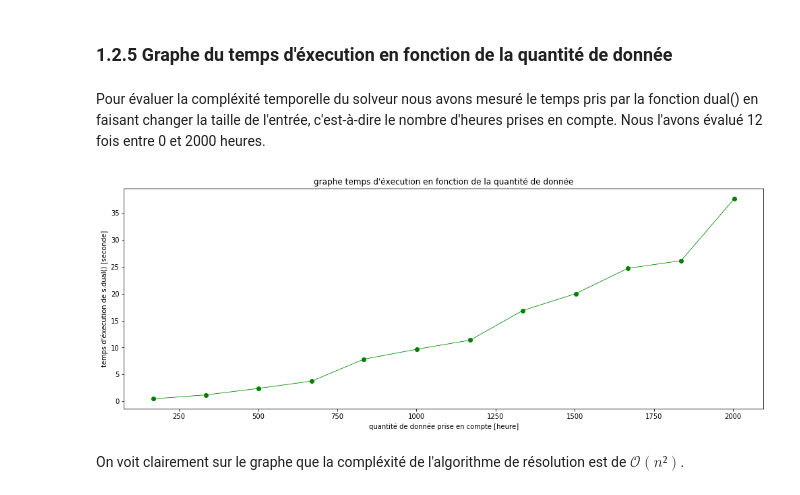
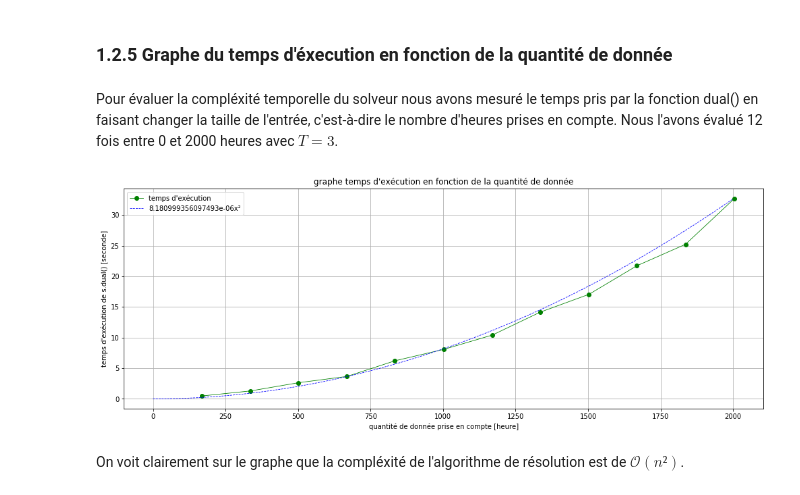
Before and after one commit to Zepp176/Projet_optimisation, a Jupyter notebook: Rapport-propre.ipynb, the cells around one changed output. Cells and saved outputs as stored; diff of their text form; code cells hidden in the pictures.

Commit message:
ajout prediciton temps d'execution

```diff
--- a/Rapport-propre.ipynb
+++ b/Rapport-propre.ipynb
@@ -343,7 +343,7 @@ plt.show()
 # %% [markdown]
 ### 1.2.5 Graphe du temps d'éxecution en fonction de la quantité de donnée
 # %% [markdown]
-Pour évaluer la compléxité temporelle du solveur nous avons mesuré le temps pris par la fonction dual() en faisant changer la taille de l'entrée, c'est-à-dire le nombre d'heures prises en compte. Nous l'avons évalué 12 fois entre 0 et 2000 heures.
+Pour évaluer la compléxité temporelle du solveur nous avons mesuré le temps pris par la fonction dual() en faisant changer la taille de l'entrée, c'est-à-dire le nombre d'heures prises en compte. Nous l'avons évalué 12 fois entre 0 et 2000 heures avec $T = 3$.
 # %%
 N = 2001
 T = 3
@@ -363,21 +363,21 @@ for i in range(len(N_vector)): # vérifie que chaque N soit divisible par 3
 
 for N_ in N_vector:
     temps_exec.append(resolution(N_, T, P, d, k, verbose=False)[1])
-
-
-x_comp = np.linspace(0, 2000, 50)
-y_comp = 9.5e-6*x_comp*x_comp
-
-
-plt.figure(figsize=(17,6))
-plt.plot(N_vector, temps_exec, '-og', linewidth=0.8)
-plt.plot(x_comp, y_comp, '--b', linewidth=0.8)
-plt.xlabel('quantité de donnée prise en compte [heure]')
-plt.ylabel('temps d\'éxecution de s.dual() [seconde]')
-plt.title('graphe temps d\'éxecution en fonction de la quantité de donnée')
-plt.grid()
-plt.show()
-# %% [output]
-[figure, removed]
+# %%
+x_comp = np.linspace(0, 2000, 50)
+y_comp = (temps_exec[-1]/2001**2)*x_comp*x_comp
+
+
+plt.figure(figsize=(17,6))
+plt.plot(N_vector, temps_exec, '-og', linewidth=0.8)
+plt.plot(x_comp, y_comp, '--b', linewidth=0.8)
+plt.xlabel('quantité de donnée prise en compte [heure]')
+plt.ylabel('temps d\'exécution de s.dual() [seconde]')
+plt.title('graphe temps d\'exécution en fonction de la quantité de donnée')
+plt.grid()
+plt.legend(['temps d\'exécution', '{}x²'.format(a)])
+plt.show()
+# %% [output]
+[figure, added]
 # %% [markdown]
 On voit clairement sur le graphe que la compléxité de l'algorithme de résolution est de $\mathcal{O}(n²)$.
```
Also changed, not shown: parts of 2 cells of this notebook.
